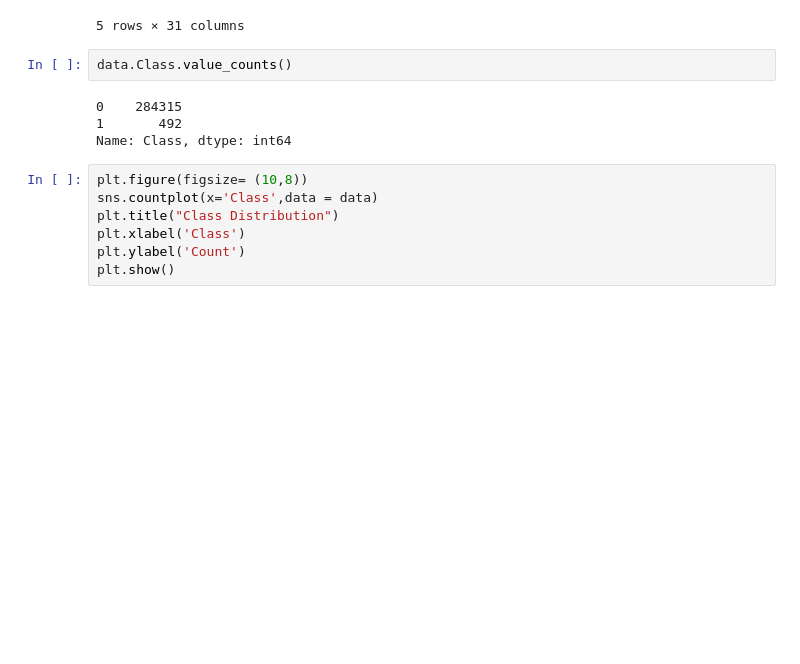
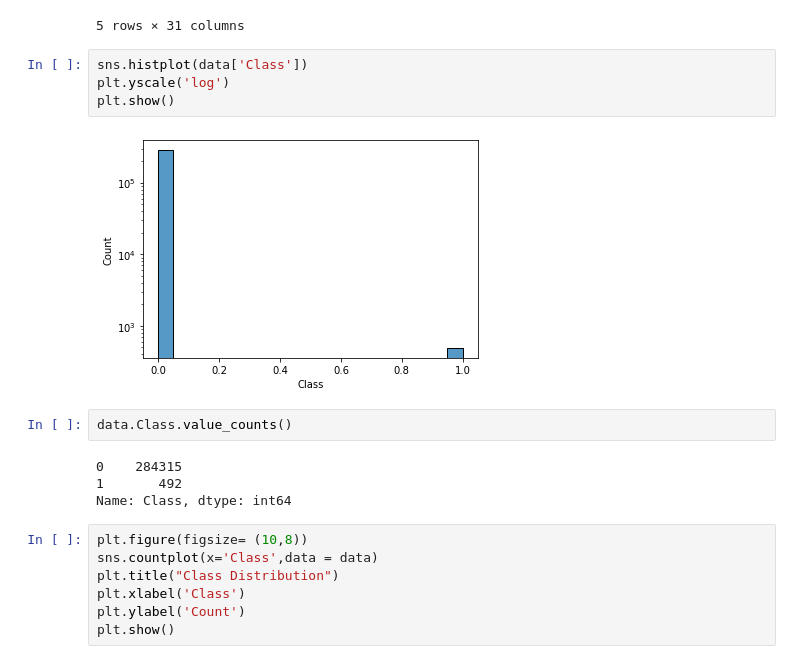
Before and after one commit to ShAn3003/Imblanced-Dataset, a Jupyter notebook: imb_credit_Visualize.ipynb, the cells around one changed output. Cells and saved outputs as stored; diff of their text form; blank space fills up the shorter version.

```diff
--- a/imb_credit_Visualize.ipynb
+++ b/imb_credit_Visualize.ipynb
@@ -18,6 +18,12 @@ data.head()
 | 3 | 1.0 | -0.966272 | -0.185226 | 1.792993 | -0.863291 | -0.010309 | 1.247203 | 0.237609 | 0.377436 | -1.387024 | ... | ... |
 | 4 | 2.0 | -1.158233 | 0.877737 | 1.548718 | 0.403034 | -0.407193 | 0.095921 | 0.592941 | -0.270533 | 0.817739 | ... | ... |
 5 rows × 31 columns
+# %%
+sns.histplot(data['Class'])
+plt.yscale('log')
+plt.show()
+# %% [output]
+[figure, added]
 # %%
 data.Class.value_counts()
 # %% [output]
```
Also changed, not shown: 5 other files.
